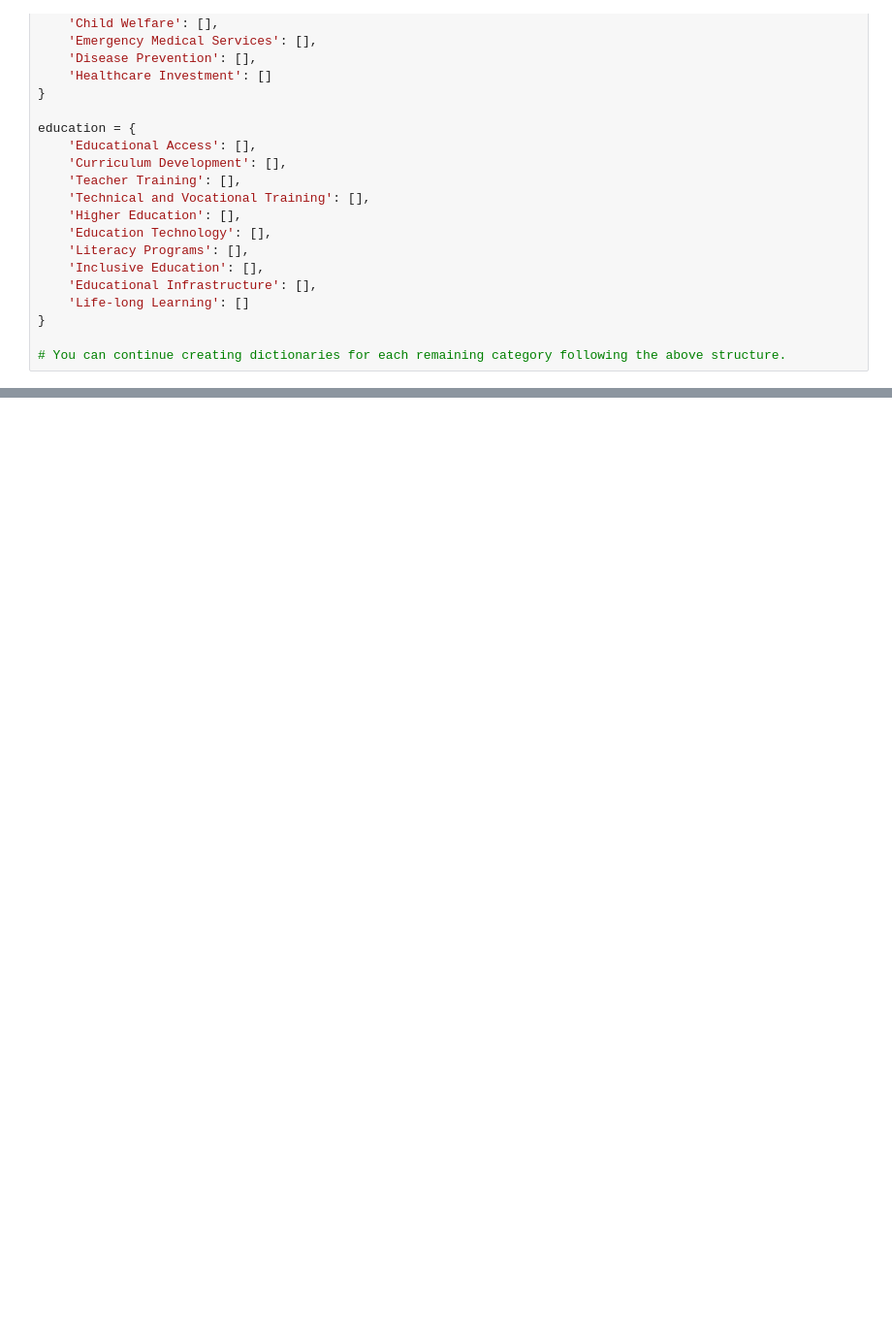
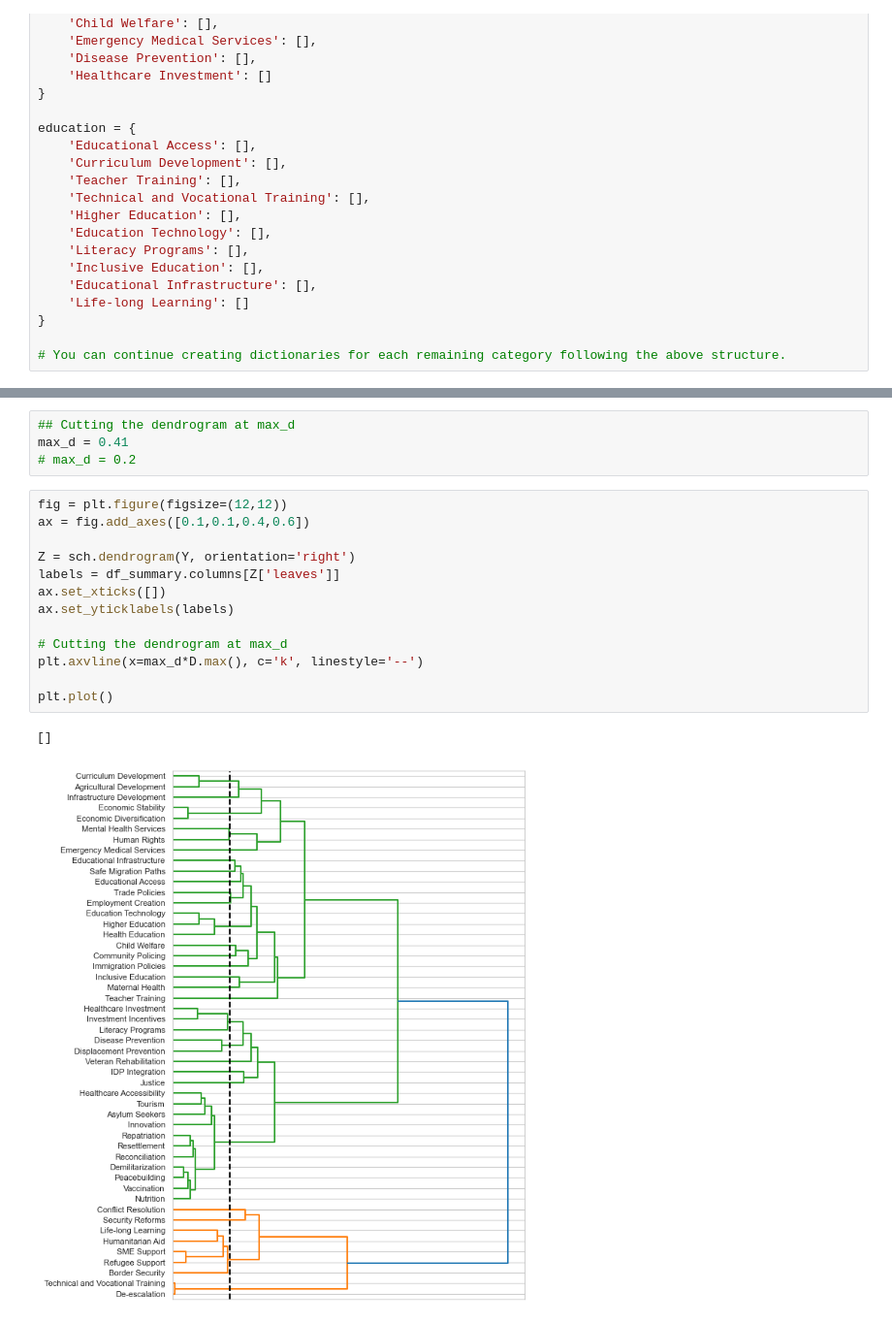
Before and after one commit to perepecha/auk-course-project-g6, a Jupyter notebook: src/wiki_search.ipynb, the cells around one changed output, grey strips where cells are left out. Shown: that part at 97% size. Drawn from its saved outputs; the diff is of its cells as text; blank space fills up the shorter version.

```diff
--- a/src/wiki_search.ipynb
+++ b/src/wiki_search.ipynb
@@ -157,0 +269,20 @@ education = {
+# %%
+## Cutting the dendrogram at max_d
+max_d = 0.41
+# max_d = 0.2
+# %%
+fig = plt.figure(figsize=(12,12))
+ax = fig.add_axes([0.1,0.1,0.4,0.6])
+
+Z = sch.dendrogram(Y, orientation='right')
+labels = df_summary.columns[Z['leaves']]
+ax.set_xticks([])
+ax.set_yticklabels(labels)
+
+# Cutting the dendrogram at max_d
+plt.axvline(x=max_d*D.max(), c='k', linestyle='--')
+
+plt.plot()
+# %% [output]
+[]
+[figure, added]
```
Also changed, not shown: parts of 11 cells of this notebook.
